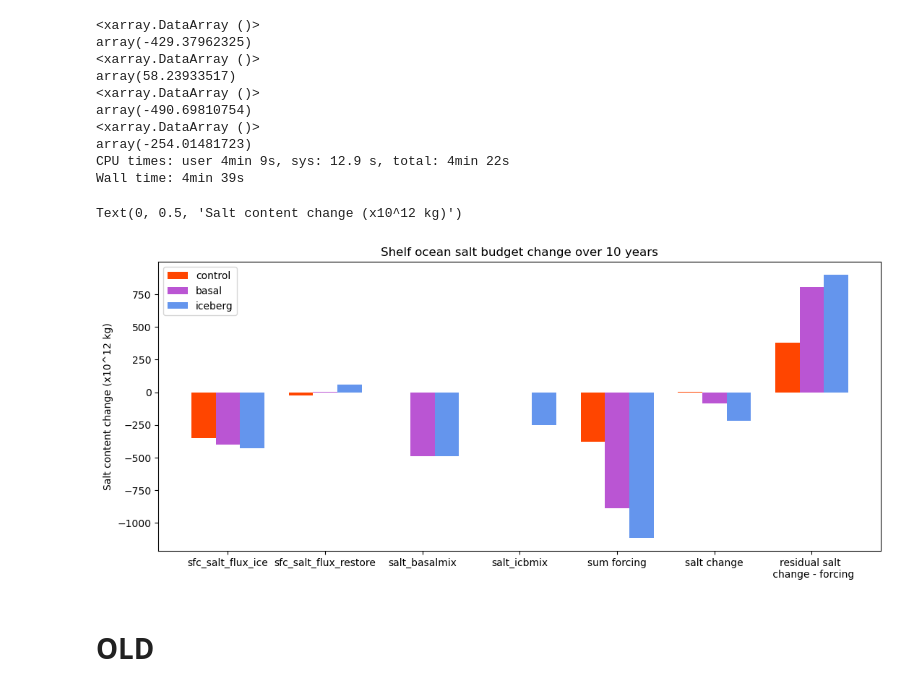
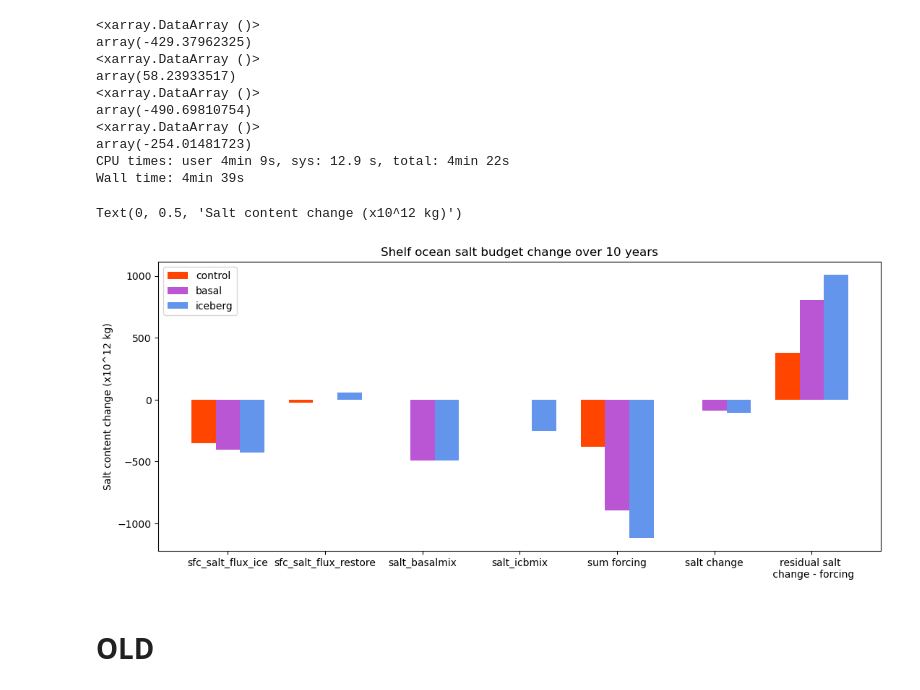
Before and after one commit to pedrocol/basal_mom5-collaborative-project, a Jupyter notebook: notebooks/saltbudget/Salt_budget_condensed.ipynb, the cells around one changed output. Saved outputs shown, nothing was run; the diff lists cells and outputs as text; code cells hidden in the pictures.

```diff
--- a/notebooks/salinitybudget/Salinity_budget_condensed.ipynb
+++ b/notebooks/saltbudget/Salt_budget_condensed.ipynb
@@ -1321,31 +1356,31 @@ Wall time: 4min 39s
 # %%
 ### manually add data (2150-59, shelf) since kernel died when i did it all at once
 # columns are ice, restore, basal, icb, 0 (to be summed), salt change, 0 (to be calc. from residual)
 # rows are control (can be computed using above salt budget function), basal (GPC015), iceberg (GPC018)
 # salt change function in notebook Salt_change.ipynb
-ndays = days_in_month.sum()
+ndays = 365*10 #days_in_month.sum()
 bar_plot = np.array([[-353.13234468,-25.7581838,0,  0, 0,0.34887606037682795,0],
                      [-402.34962599,0.62910594,-490.25177354,0,0, -85.43253399267067,0],
-                     [-429.37962325,58.23933517,-490.69810754,-254.01481723,0,-216.6573621737883,0]])
+                     [-429.37962325,58.23933517,-490.69810754,-254.01481723,0,-107.32338079912904,0]])
 
 bar_plot[:,4]=bar_plot[:,0]+bar_plot[:,1]+bar_plot[:,2]+bar_plot[:,3]
 bar_plot[:,6]=bar_plot[:,5]-bar_plot[:,4]
 
 X = np.arange(7)
 fig = plt.figure(figsize = (10,4))
 ax = fig.add_axes([0,0,1,1])
 
 ax.bar(X + 0.00, bar_plot[0,:], color = 'orangered', width = 0.25)
 ax.bar(X + 0.25, bar_plot[1,:], color = 'mediumorchid', width = 0.25)
 ax.bar(X + 0.50, bar_plot[2,:], color = 'cornflowerblue', width = 0.25)
 
 ax.legend(labels=['control', 'basal','iceberg'])
 plt.xticks(X+0.25, ('sfc_salt_flux_ice','sfc_salt_flux_restore','salt_basalmix','salt_icbmix','sum forcing','salt change','residual salt \n change - forcing'))
 plt.title('Shelf ocean salt budget change over 10 years')
 plt.ylabel('Salt content change (x10^12 kg)')
 # %% [output]
 Text(0, 0.5, 'Salt content change (x10^12 kg)')
-[figure, old version]
+[figure, new version]
 # %% [markdown]
 # OLD
 # %%
```
Also changed, not shown: parts of 4 cells of this notebook, 1 other file.
